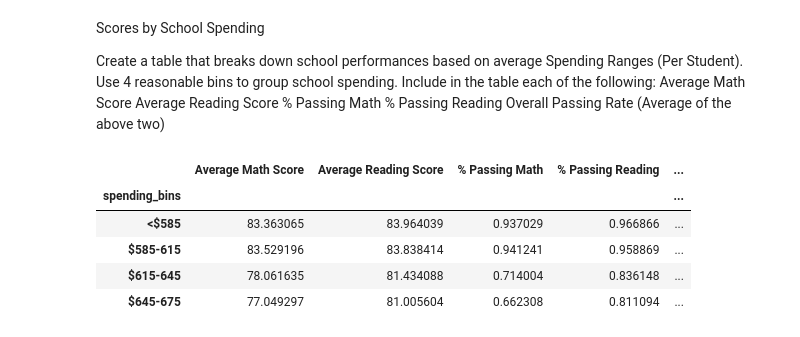
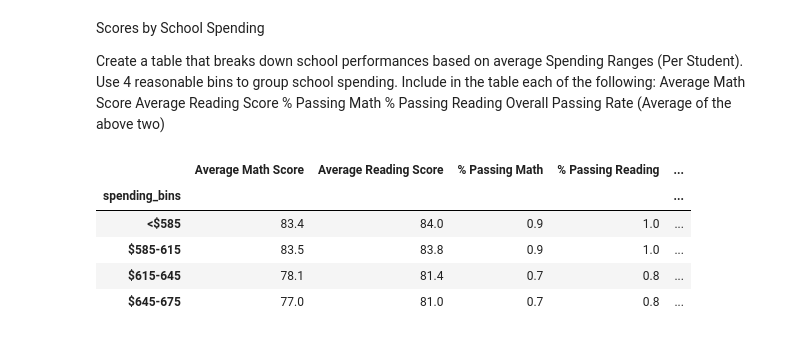
Before and after one commit to Marty1263/pandas-challenge, a Jupyter notebook: PyCitySchools/main.ipynb, the cells around one changed output. Cells and saved outputs as stored; diff of their text form; code cells hidden in the pictures.

```diff
--- a/PyCitySchools/main.ipynb
+++ b/PyCitySchools/main.ipynb
@@ -440,35 +440,40 @@ spending_bins = [0, 585, 615, 645, 675]
 group_names = ["<$585", "$585-615", "$615-645", "$645-675"]
 
 school_data_complete["spending_bins"] = pd.cut(school_data_complete["budget"]/school_data_complete["size"], spending_bins, labels = group_names)
 
 #group by spending bins
 groupby_spending = school_data_complete.groupby("spending_bins")
 
 #average math score
 math_average = groupby_spending["math_score"].mean()
 #average reading score
 reading_average = groupby_spending["reading_score"].mean()
 #% passing math
 percent_pass_math = school_data_complete[school_data_complete["math_score"] >=70].groupby("spending_bins")["Student ID"].count()/groupby_spending["Student ID"].count()
 #% passing reading
 percent_pass_read = school_data_complete[school_data_complete["reading_score"] >=70].groupby("spending_bins")["Student ID"].count()/groupby_spending["Student ID"].count()
 #overall passing rate(average of above two)
 overall_pass = (percent_pass_math + percent_pass_read)/2
 
 scores_by_school_spend = pd.DataFrame({
     "Average Math Score": math_average,
     "Average Reading Score": reading_average,
     "% Passing Math": percent_pass_math,
     "% Passing Reading": percent_pass_read,
-    "%Overall Passing Rate": overall_pass
+    "% Overall Passing Rate": overall_pass
 
 })
+scores_by_school_spend['Average Math Score'] = scores_by_school_spend['Average Math Score'].map("{:.1f}".format)
+scores_by_school_spend['Average Reading Score'] = scores_by_school_spend['Average Reading Score'].map("{:.1f}".format)
+scores_by_school_spend['% Passing Math'] = scores_by_school_spend['% Passing Math'].map("{:.1f}".format)
+scores_by_school_spend['% Passing Reading'] = scores_by_school_spend['% Passing Reading'].map("{:.1f}".format)
+scores_by_school_spend['% Overall Passing Rate'] = scores_by_school_spend['% Overall Passing Rate'].map("{:.1f}".format)
 
 scores_by_school_spend
 # %% [output]
 |  | Average Math Score | Average Reading Score | % Passing Math | % Passing Reading | ... |
 | spending_bins |  |  |  |  | ... |
-| <$585 | 83.363065 | 83.964039 | 0.937029 | 0.966866 | ... |
-| $585-615 | 83.529196 | 83.838414 | 0.941241 | 0.958869 | ... |
-| $615-645 | 78.061635 | 81.434088 | 0.714004 | 0.836148 | ... |
-| $645-675 | 77.049297 | 81.005604 | 0.662308 | 0.811094 | ... |
+| <$585 | 83.4 | 84.0 | 0.9 | 1.0 | ... |
+| $585-615 | 83.5 | 83.8 | 0.9 | 1.0 | ... |
+| $615-645 | 78.1 | 81.4 | 0.7 | 0.8 | ... |
+| $645-675 | 77.0 | 81.0 | 0.7 | 0.8 | ... |
```
Also changed, not shown: parts of 5 cells of this notebook.
